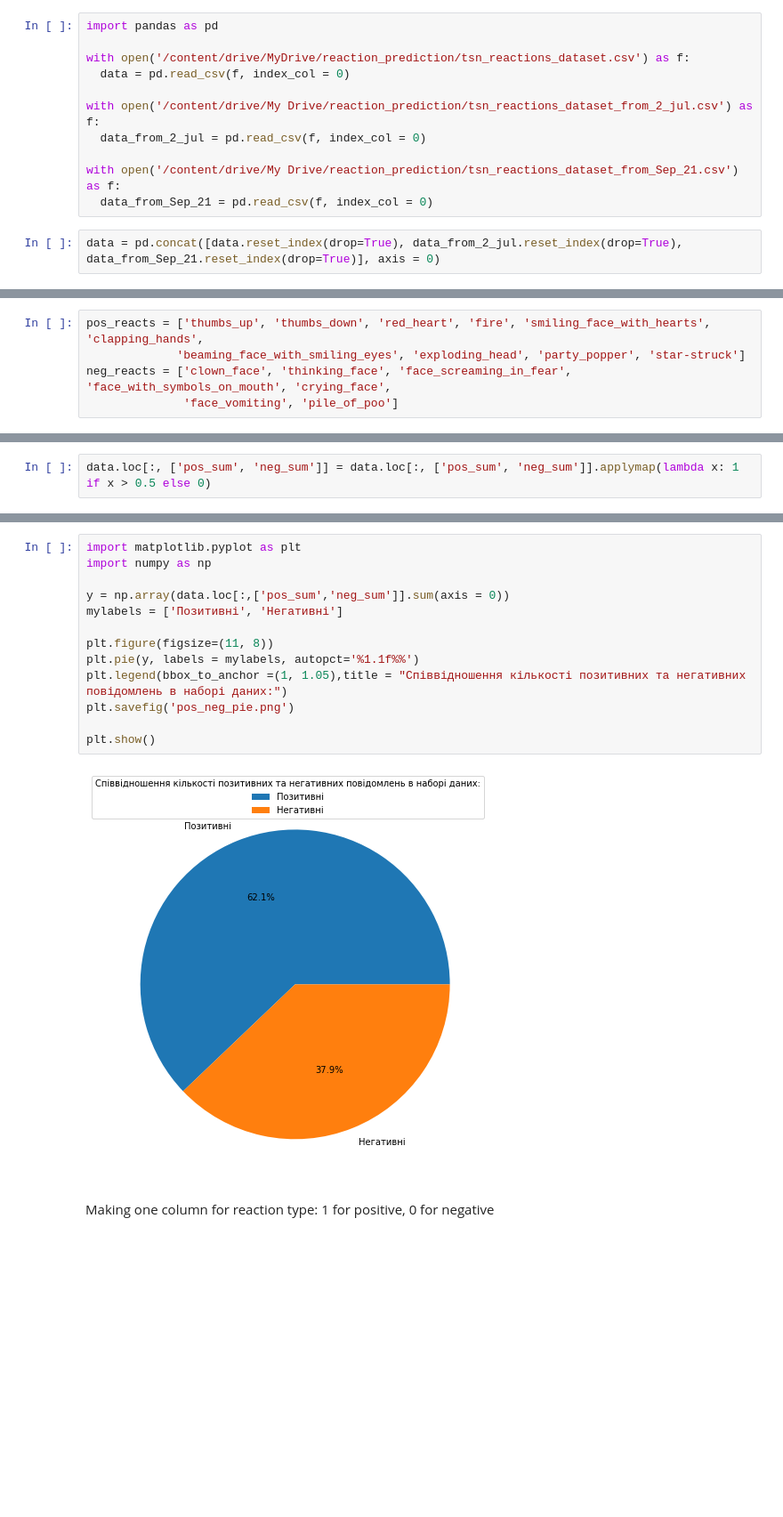
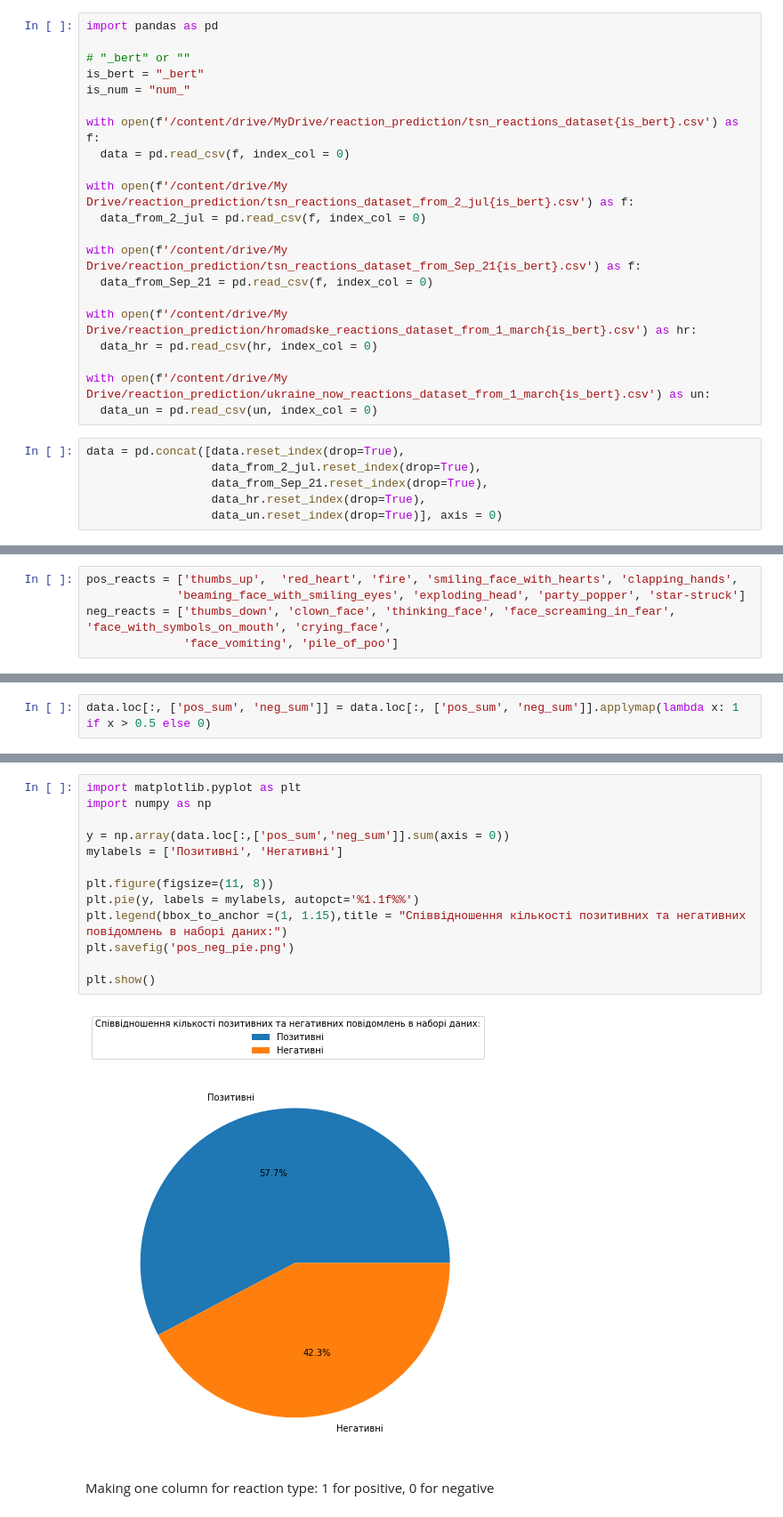
Before and after one commit to KosukhaOlexandr/reactions_prediction, a Jupyter notebook: rp_concat_to_pos_neg.ipynb, the cells around one changed output, grey strips where cells are left out. Shown at 89% size. Cells and saved outputs as stored; diff of their text form; blank space fills up the shorter version.

```diff
--- a/rp_concat_to_pos_neg.ipynb
+++ b/rp_concat_to_pos_neg.ipynb
@@ -14,16 +14,30 @@ Note: in future this may be implemented with os module and name conventions like
 # %%
 import pandas as pd
 
-with open('/content/drive/MyDrive/reaction_prediction/tsn_reactions_dataset.csv') as f:
+# "_bert" or ""
+is_bert = "_bert"
+is_num = "num_"
+
+with open(f'/content/drive/MyDrive/reaction_prediction/tsn_reactions_dataset{is_bert}.csv') as f:
   data = pd.read_csv(f, index_col = 0)
 
-with open('/content/drive/My Drive/reaction_prediction/tsn_reactions_dataset_from_2_jul.csv') as f:
+with open(f'/content/drive/My Drive/reaction_prediction/tsn_reactions_dataset_from_2_jul{is_bert}.csv') as f:
   data_from_2_jul = pd.read_csv(f, index_col = 0)
 
-with open('/content/drive/My Drive/reaction_prediction/tsn_reactions_dataset_from_Sep_21.csv') as f:
+with open(f'/content/drive/My Drive/reaction_prediction/tsn_reactions_dataset_from_Sep_21{is_bert}.csv') as f:
   data_from_Sep_21 = pd.read_csv(f, index_col = 0)
+
+with open(f'/content/drive/My Drive/reaction_prediction/hromadske_reactions_dataset_from_1_march{is_bert}.csv') as hr:
+  data_hr = pd.read_csv(hr, index_col = 0)
+
+with open(f'/content/drive/My Drive/reaction_prediction/ukraine_now_reactions_dataset_from_1_march{is_bert}.csv') as un:
+  data_un = pd.read_csv(un, index_col = 0)
 # %%
-data = pd.concat([data.reset_index(drop=True), data_from_2_jul.reset_index(drop=True), data_from_Sep_21.reset_index(drop=True)], axis = 0)
+data = pd.concat([data.reset_index(drop=True),
+                  data_from_2_jul.reset_index(drop=True),
+                  data_from_Sep_21.reset_index(drop=True),
+                  data_hr.reset_index(drop=True),
+                  data_un.reset_index(drop=True)], axis = 0)
 # %%
 data = data.reset_index(drop=True)
 data
@@ -58,9 +78,9 @@ Negative consist of 🤡, 🤔, 😱, 🤬, 😢, 🤮, 💩
 # %% [markdown]
 data.columns
 # %%
-pos_reacts = ['thumbs_up', 'thumbs_down', 'red_heart', 'fire', 'smiling_face_with_hearts', 'clapping_hands',
+pos_reacts = ['thumbs_up',  'red_heart', 'fire', 'smiling_face_with_hearts', 'clapping_hands',
              'beaming_face_with_smiling_eyes', 'exploding_head', 'party_popper', 'star-struck']
-neg_reacts = ['clown_face', 'thinking_face', 'face_screaming_in_fear', 'face_with_symbols_on_mouth', 'crying_face',
+neg_reacts = ['thumbs_down', 'clown_face', 'thinking_face', 'face_screaming_in_fear', 'face_with_symbols_on_mouth', 'crying_face',
               'face_vomiting', 'pile_of_poo']
 # %%
 data['pos_sum'] = data[pos_reacts].sum(axis = 1)
@@ -91,18 +111,18 @@ dtype: int64
 # %%
 import matplotlib.pyplot as plt
 import numpy as np
 
 y = np.array(data.loc[:,['pos_sum','neg_sum']].sum(axis = 0))
 mylabels = ['Позитивні', 'Негативні']
 
 plt.figure(figsize=(11, 8))
 plt.pie(y, labels = mylabels, autopct='%1.1f%%')
-plt.legend(bbox_to_anchor =(1, 1.05),title = "Співвідношення кількості позитивних та негативних повідомлень в наборі даних:")
+plt.legend(bbox_to_anchor =(1, 1.15),title = "Співвідношення кількості позитивних та негативних повідомлень в наборі даних:")
 plt.savefig('pos_neg_pie.png')
 
 plt.show()
 # %% [output]
-[figure, old version]
+[figure, new version]
 # %% [markdown]
 Making one column for reaction type: 1 for positive, 0 for negative
 # %%
```
Also changed, not shown: parts of 9 cells of this notebook.
